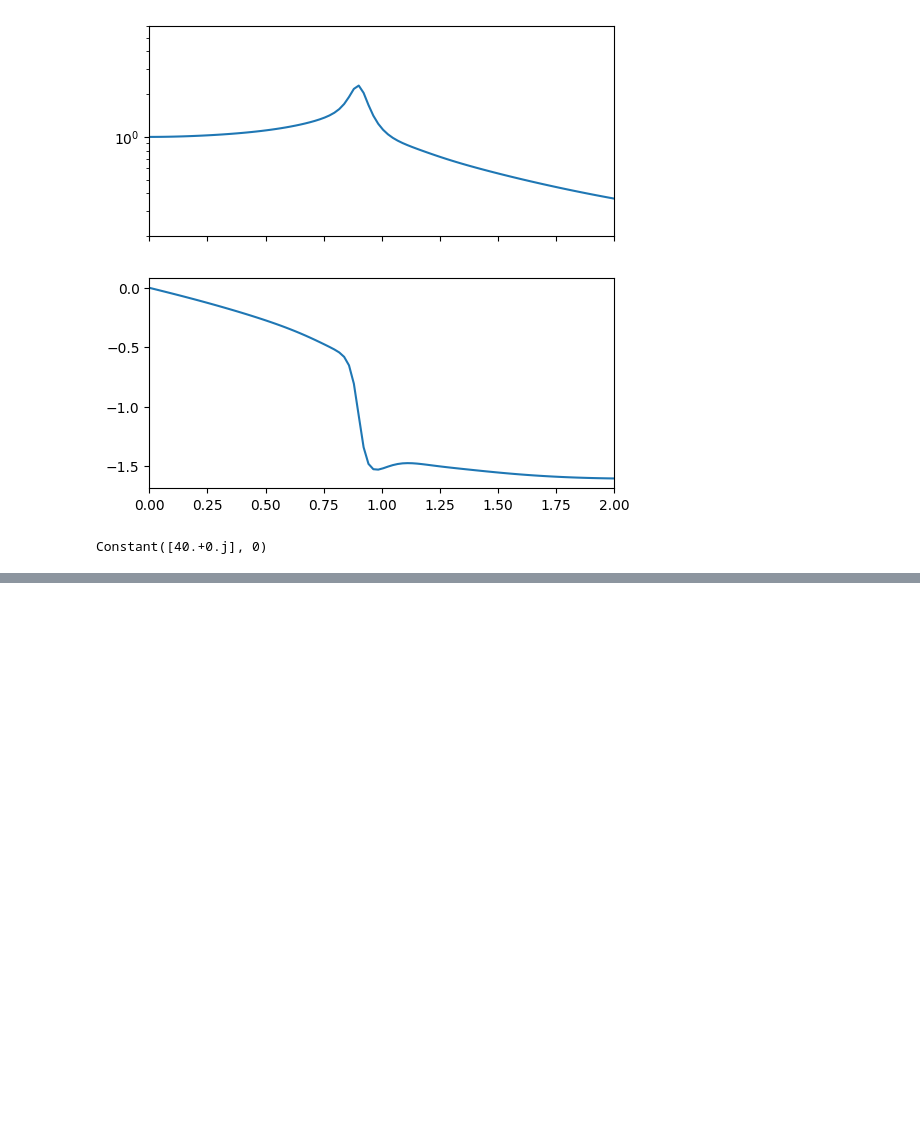
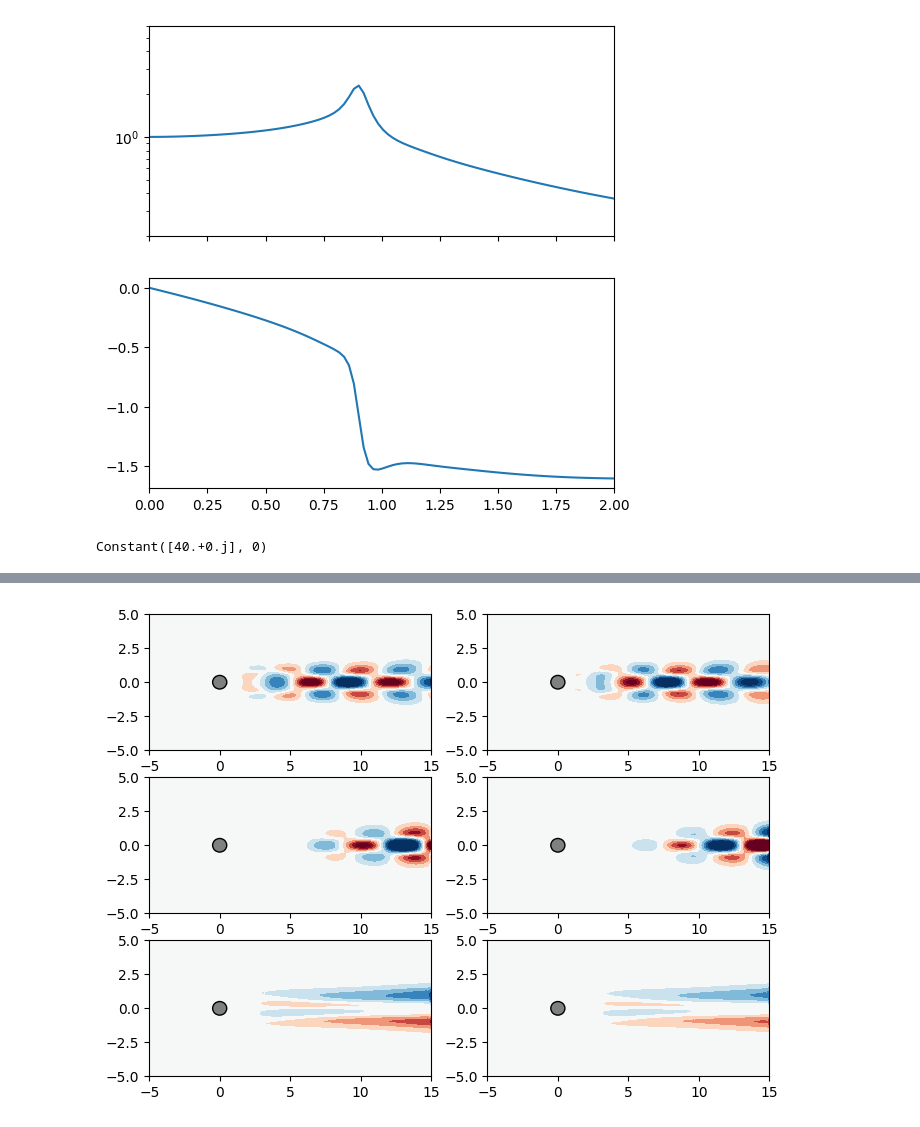
Before and after one commit to dynamicslab/hydrogym, a Jupyter notebook: examples/cylinder/model_reduction/subspace_proj.ipynb, the cells around one changed output, grey strips where cells are left out. Saved outputs shown, nothing was run; the diff lists cells and outputs as text; code cells hidden in the pictures; blank space fills up the shorter version.

```diff
--- a/examples/cylinder/model_reduction/subspace_proj.ipynb
+++ b/examples/cylinder/model_reduction/subspace_proj.ipynb
@@ -265,0 +291,26 @@ Constant([40.+0.j], 0)
+# %%
+evals, V, W = load_eig(flow, eig_dir)
+# %%
+# Plot direct modes
+
+n_plt = 3
+fig, ax = plt.subplots(n_plt, 2, figsize=(8, 6))
+
+clim = (-0.5, 0.5)
+for i in range(0, n_plt):
+
+    # Real part
+    flow.q.assign(V[2 * i])
+    flow.render(axes=ax[i, 0], clim=clim)
+    ax[i, 0].set_xlim([-5, 15])
+    ax[i, 0].set_ylim([-5, 5])
+
+    # Imaginary part
+    flow.q.assign(-1j * V[2 * i])
+    flow.render(axes=ax[i, 1], clim=clim)
+    ax[i, 1].set_xlim([-5, 15])
+    ax[i, 1].set_ylim([-5, 5])
+
+plt.show()
+# %% [output]
+[figure, added]
```
Also changed, not shown: parts of 5 cells of this notebook, 3 other files.
